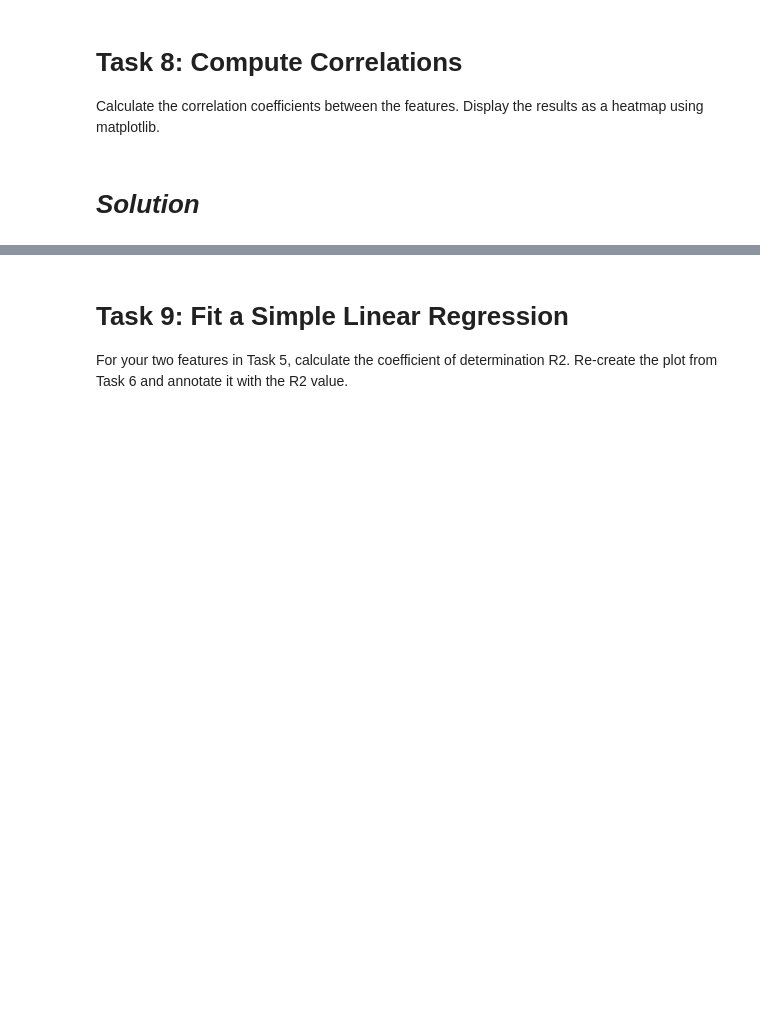
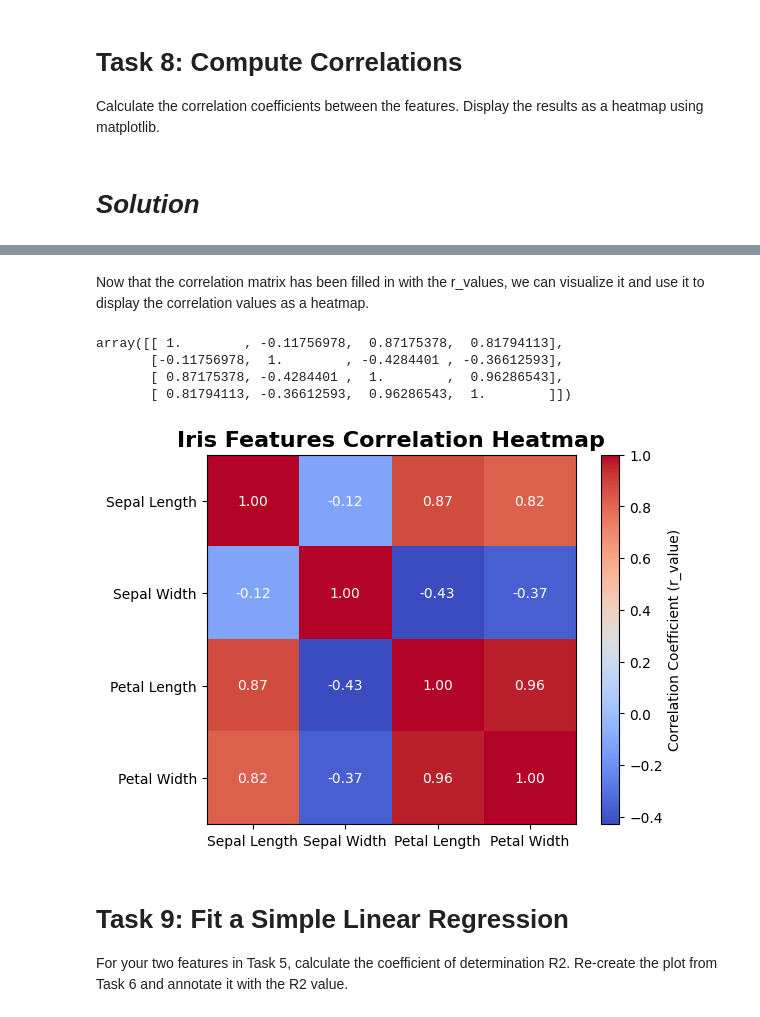
Before and after one commit to AnnaLoz28/principles_of_data_analytics, a Jupyter notebook: tasks.ipynb, the cells around one changed output, grey strips where cells are left out. Drawn from its saved outputs; the diff is of its cells as text; code cells hidden in the pictures; blank space fills up the shorter version.

```diff
--- a/tasks.ipynb
+++ b/tasks.ipynb
@@ -534,3 +703,45 @@ Display the results as a heatmap using matplotlib.
+# %%
+# Sepal Width vs Petal Length correlations
+corr_matrix[1, 2] = pl_sw_rvalue  # Sepal Width vs Petal Length
+corr_matrix[2, 1] = pl_sw_rvalue  # mirror
+# %%
+# Sepal Width vs Petal Width correlations
+corr_matrix[1, 3] = pw_sw_rvalue  # Sepal Width vs Petal Width
+corr_matrix[3, 1] = pw_sw_rvalue  # mirror
+# %%
+# Petal Length vs Petal Width correlations
+corr_matrix[2, 3] = pl_pw_rvalue  # Petal Length vs Petal Width
+corr_matrix[3, 2] = pl_pw_rvalue  # mirror
+# %%
+# create labels
+iris_features = ["Sepal Length", "Sepal Width", "Petal Length", "Petal Width"]
+# %% [markdown]
+Now that the correlation matrix has been filled in with the r_values, we can visualize it and use it to display the correlation values as a heatmap.
+# %%
+corr_matrix
+# %% [output]
+array([[ 1.        , -0.11756978,  0.87175378,  0.81794113],
+       [-0.11756978,  1.        , -0.4284401 , -0.36612593],
+       [ 0.87175378, -0.4284401 ,  1.        ,  0.96286543],
+       [ 0.81794113, -0.36612593,  0.96286543,  1.        ]])
+# %%
+# create plot (https://matplotlib.org/stable/api/_as_gen/matplotlib.axes.Axes.imshow.html#matplotlib.axes.Axes.imshow)
+fig, ax = plt.subplots()
+im = ax.imshow(corr_matrix, cmap= "coolwarm") # Matplotlib colormap (https://cmap-docs.readthedocs.io/en/latest/catalog/diverging/matplotlib:coolwarm/, https://matplotlib.org/stable/users/explain/colors/colormaps.html)
+ax.set_xticks(np.arange(len(iris_features)), labels= iris_features) # set x axes labels
+ax.set_yticks(np.arange(len(iris_features)), labels= iris_features) # set y axes labels
+ax.set_title("Iris Features Correlation Heatmap", fontdict= title_font)
+cbar = fig.colorbar(im) # add a colorbar for reference
+cbar.set_label('Correlation Coefficient (r_value)') # set colorbar title
+
+# annotate the heatmap with r_values (https://matplotlib.org/stable/gallery/images_contours_and_fields/image_annotated_heatmap.html).
+for i in range(len(iris_features)):
+    for j in range(len(iris_features)):
+        text = ax.text(j, i, f"{corr_matrix[i, j]:.2f}", ha = "center", va= "center", color = "white") # round r_values to 2 decimal places (https://www.w3schools.com/python/python_string_formatting.asp)
+
+plt.show()
+# %% [output]
+[figure, added]
 # %% [markdown]
 # **Task 9: Fit a Simple Linear Regression**
 
```
Also changed, not shown: parts of 43 cells of this notebook.
